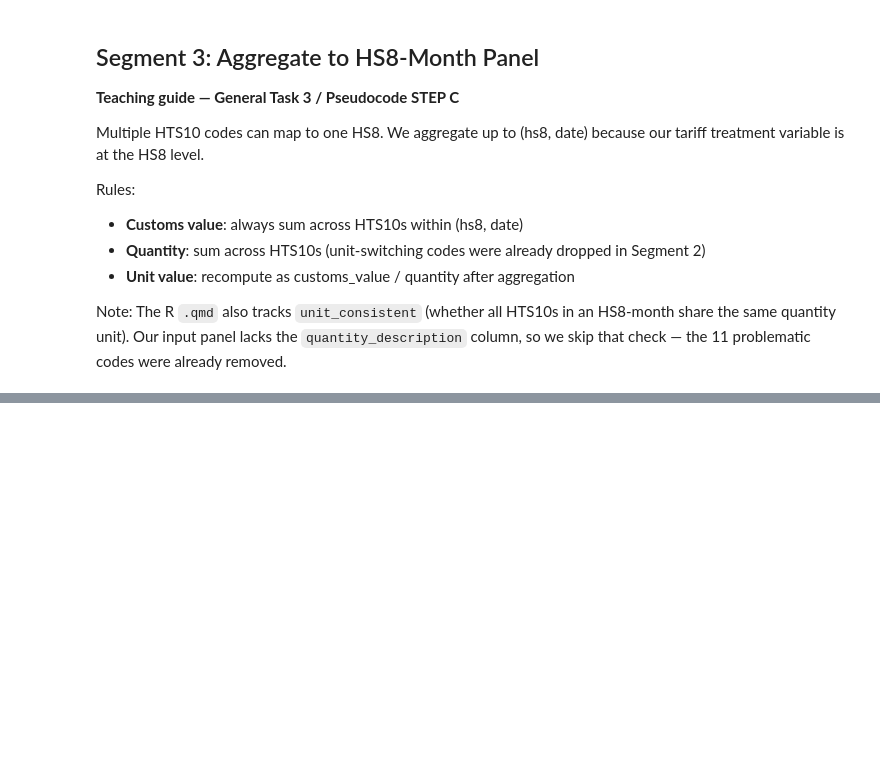
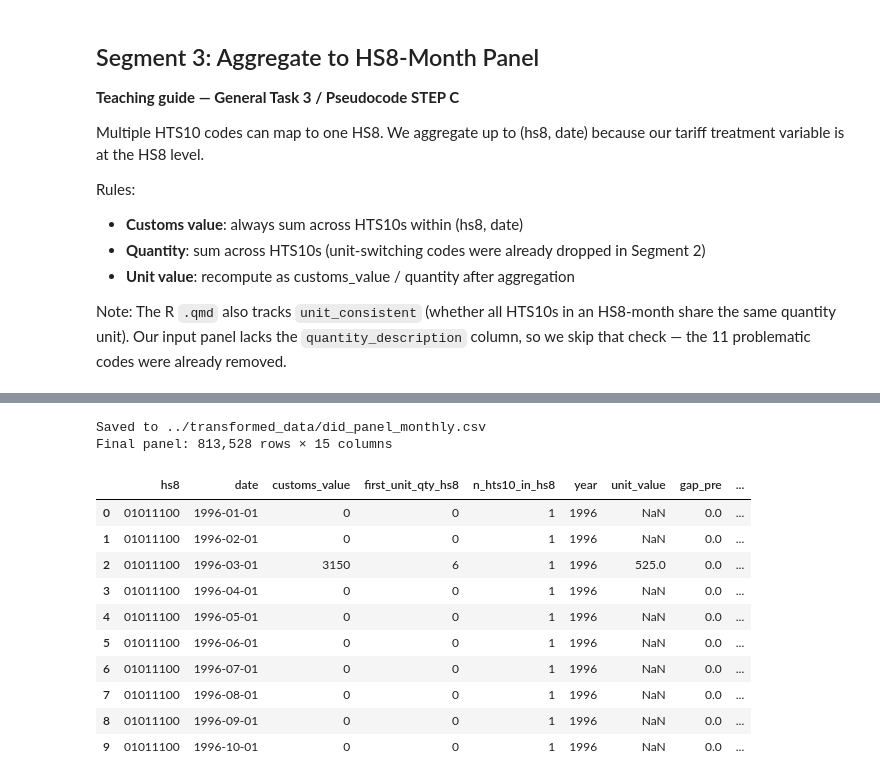
Before and after one commit to uchicago-dss/w26-causal-inference-economics, a Jupyter notebook: Code/build_did_panel.ipynb, the cells around one changed output, grey strips where cells are left out. Saved outputs shown, nothing was run; the diff lists cells and outputs as text; code cells hidden in the pictures; blank space fills up the shorter version.

```diff
--- a/Code/build_did_panel.ipynb
+++ b/Code/build_did_panel.ipynb
@@ -216,0 +296,21 @@ print(f"Rows with missing unit_value: {panel_hs8['unit_value'].isna().sum():,}")
+# %%
+# Collapse to HS8: weighted mean of spread, weighted by trade value (v)
+def weighted_mean_gap(df):
+    """Compute weighted mean of spread by v; fall back to simple mean if no valid weights."""
+    valid = df.dropna(subset=["v"])
+    valid = valid[valid["v"] > 0]
+    if len(valid) > 0:
+        return np.average(valid["spread"], weights=valid["v"])
+    else:
+        return df["spread"].mean()
+
+gap_pre_hs8 = (
+    tar_1999
+    .groupby("hs8")
+    .apply(weighted_mean_gap, include_groups=False)
+    .reset_index(name="gap_pre")
+)
+
+print(f"HS8 codes with gap_pre: {len(gap_pre_hs8):,}")
+print(f"\ngap_pre summary:")
+print(gap_pre_hs8["gap_pre"].describe())
@@ -216,0 +436,23 @@ print(f"Rows with missing unit_value: {panel_hs8['unit_value'].isna().sum():,}")
+# %%
+# Save the final DiD panel
+output_path = "../transformed_data/did_panel_monthly.csv"
+did_panel.to_csv(output_path, index=False)
+print(f"Saved to {output_path}")
+print(f"Final panel: {len(did_panel):,} rows × {did_panel.shape[1]} columns")
+
+# Quick look at final dataset
+did_panel.head(10)
+# %% [output]
+Saved to ../transformed_data/did_panel_monthly.csv
+Final panel: 813,528 rows × 15 columns
+|  | hs8 | date | customs_value | first_unit_qty_hs8 | n_hts10_in_hs8 | year | unit_value | gap_pre | ... |
+| 0 | 01011100 | 1996-01-01 | 0 | 0 | 1 | 1996 | NaN | 0.0 | ... |
+| 1 | 01011100 | 1996-02-01 | 0 | 0 | 1 | 1996 | NaN | 0.0 | ... |
+| 2 | 01011100 | 1996-03-01 | 3150 | 6 | 1 | 1996 | 525.0 | 0.0 | ... |
+| 3 | 01011100 | 1996-04-01 | 0 | 0 | 1 | 1996 | NaN | 0.0 | ... |
+| 4 | 01011100 | 1996-05-01 | 0 | 0 | 1 | 1996 | NaN | 0.0 | ... |
+| 5 | 01011100 | 1996-06-01 | 0 | 0 | 1 | 1996 | NaN | 0.0 | ... |
+| 6 | 01011100 | 1996-07-01 | 0 | 0 | 1 | 1996 | NaN | 0.0 | ... |
+| 7 | 01011100 | 1996-08-01 | 0 | 0 | 1 | 1996 | NaN | 0.0 | ... |
+| 8 | 01011100 | 1996-09-01 | 0 | 0 | 1 | 1996 | NaN | 0.0 | ... |
+| 9 | 01011100 | 1996-10-01 | 0 | 0 | 1 | 1996 | NaN | 0.0 | ... |
```
Also changed, not shown: parts of 16 cells of this notebook, 1 other file.
